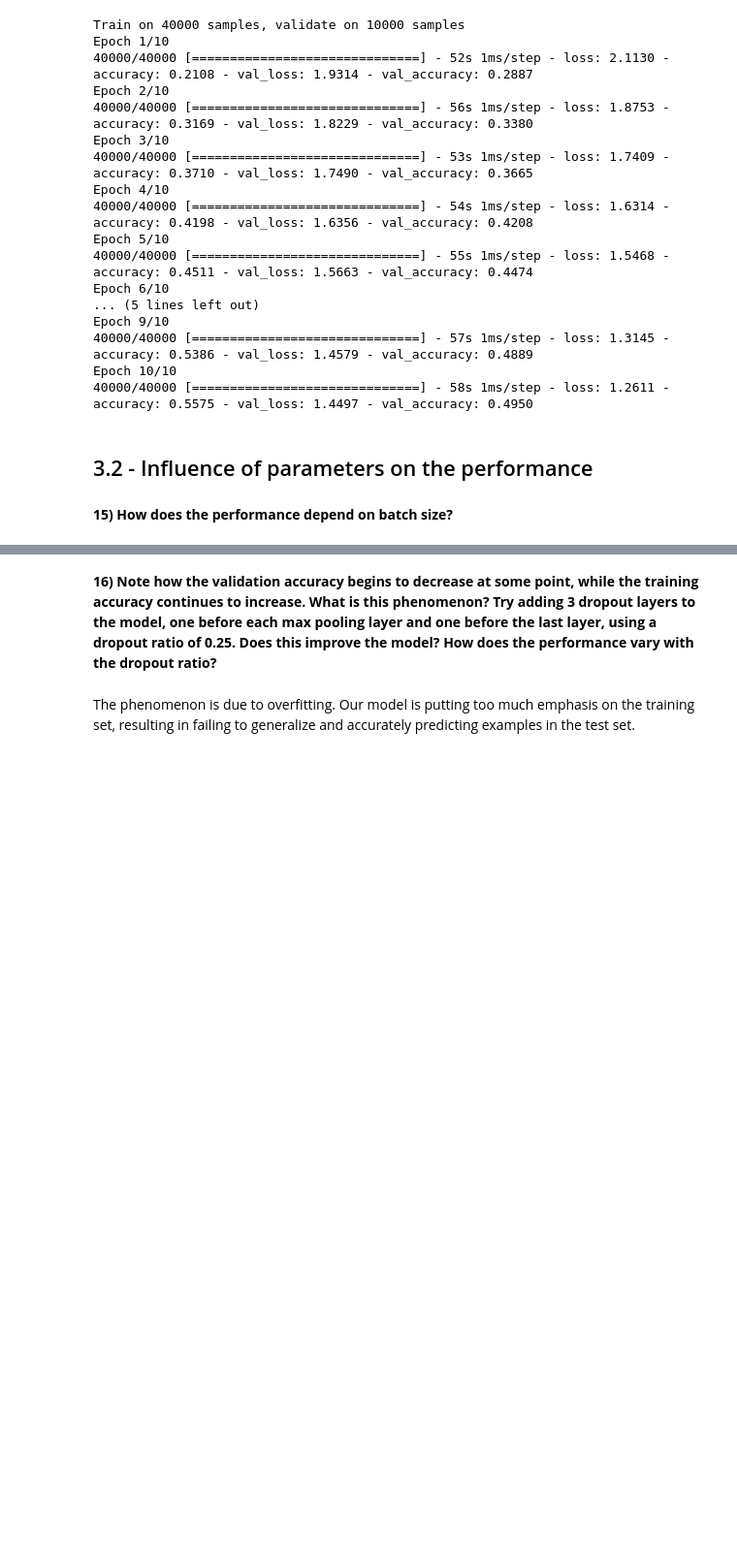
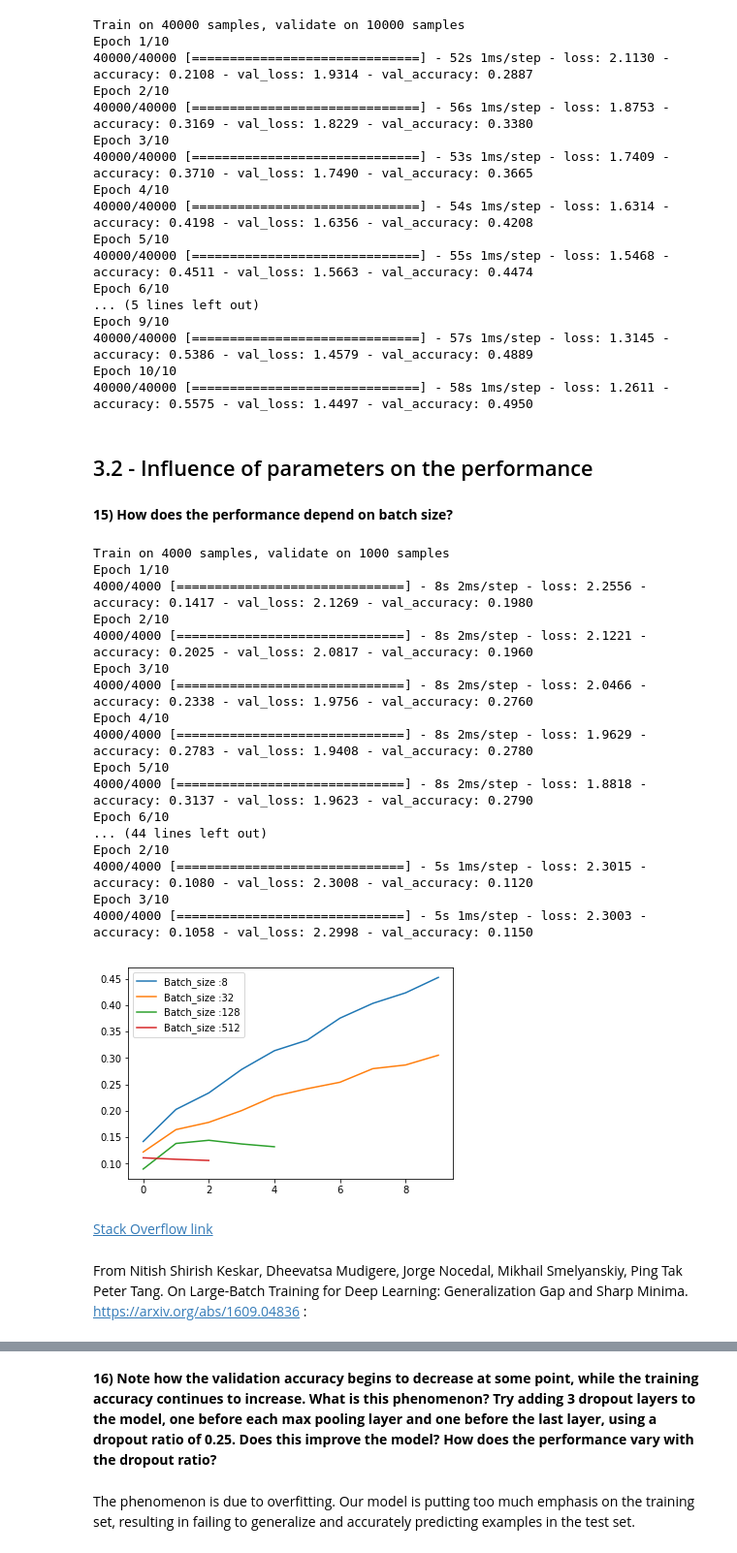
Before and after one commit to LeonardoNatale/CNN_CIFAR-10-dataset, a Jupyter notebook: Leo_notebook.ipynb, the cells around one changed output, grey strips where cells are left out. Shown at 97% size. Cells and saved outputs as stored; diff of their text form; code cells hidden in the pictures; blank space fills up the shorter version.

```diff
--- a/Leo_notebook.ipynb
+++ b/Leo_notebook.ipynb
@@ -293,18 +293,15 @@ def train_model(model, x, y, batch_size=32, epochs=10, file_name=None):
     """
     Trains the model on the given data.
     """
-
-    cb = EarlyStopping(monitor='accuracy', patience=2)
-
-    model.fit(
+    cb = [EarlyStopping(monitor='accuracy', patience=2)]
+    history = model.fit(
         x,
         y,
         batch_size=batch_size,
         epochs=epochs,
-        callbacks=[cb],
+        callbacks=cb,
         validation_split=0.2)
-
-    return model
+    return model, history
 # %%
 ret = train_model(model, x_train_norm, y_train)
 # %% [output]
@@ -377,23 +374,20 @@ def cnn_model(input_shape, num_classes):
                 filters=32,
                 kernel_size=3,
                 padding='valid',
-                activation='relu',
-                input_shape=input_shape
-            ),
+                activation='relu'
+                ),
             MaxPooling2D(2),
             Conv2D(
                 filters=64,
                 kernel_size=3,
                 padding='valid',
-                activation='relu',
-                input_shape=input_shape
+                activation='relu'
             ),
             Conv2D(
                 filters=64,
                 kernel_size=3,
                 padding='valid',
-                activation='relu',
-                input_shape=input_shape
+                activation='relu'
             ),
             MaxPooling2D(2),
             Flatten(),
@@ -489,0 +472,36 @@ Epoch 10/10
+# %%
+batch_sizes = [8, 32, 128, 512]
+for bs in batch_sizes:
+    cnn_mod = cnn_model(x_train.shape[1:], 10)
+    mod, hist = train_model(
+        cnn_mod,
+        x_train_norm[:5000, :],
+        y_train[:5000],
+        batch_size=bs
+    )
+    plt.plot(hist.history['accuracy'],label='Batch_size :' + str(bs))
+plt.legend()
+plt.show()
+# %% [output]
+Train on 4000 samples, validate on 1000 samples
+Epoch 1/10
+4000/4000 [==============================] - 8s 2ms/step - loss: 2.2556 - accuracy: 0.1417 - val_loss: 2.1269 - val_accuracy: 0.1980
+Epoch 2/10
+4000/4000 [==============================] - 8s 2ms/step - loss: 2.1221 - accuracy: 0.2025 - val_loss: 2.0817 - val_accuracy: 0.1960
+Epoch 3/10
+4000/4000 [==============================] - 8s 2ms/step - loss: 2.0466 - accuracy: 0.2338 - val_loss: 1.9756 - val_accuracy: 0.2760
+Epoch 4/10
+4000/4000 [==============================] - 8s 2ms/step - loss: 1.9629 - accuracy: 0.2783 - val_loss: 1.9408 - val_accuracy: 0.2780
+Epoch 5/10
+4000/4000 [==============================] - 8s 2ms/step - loss: 1.8818 - accuracy: 0.3137 - val_loss: 1.9623 - val_accuracy: 0.2790
+Epoch 6/10
+... (44 lines left out)
+Epoch 2/10
+4000/4000 [==============================] - 5s 1ms/step - loss: 2.3015 - accuracy: 0.1080 - val_loss: 2.3008 - val_accuracy: 0.1120
+Epoch 3/10
+4000/4000 [==============================] - 5s 1ms/step - loss: 2.3003 - accuracy: 0.1058 - val_loss: 2.2998 - val_accuracy: 0.1150
+[figure, added]
+# %% [markdown]
+[Stack Overflow link](https://stats.stackexchange.com/questions/164876/tradeoff-batch-size-vs-number-of-iterations-to-train-a-neural-network)
+# %% [markdown]
+From Nitish Shirish Keskar, Dheevatsa Mudigere, Jorge Nocedal, Mikhail Smelyanskiy, Ping Tak Peter Tang. On Large-Batch Training for Deep Learning: Generalization Gap and Sharp Minima. https://arxiv.org/abs/1609.04836 :
```
Also changed, not shown: parts of 11 cells of this notebook.
